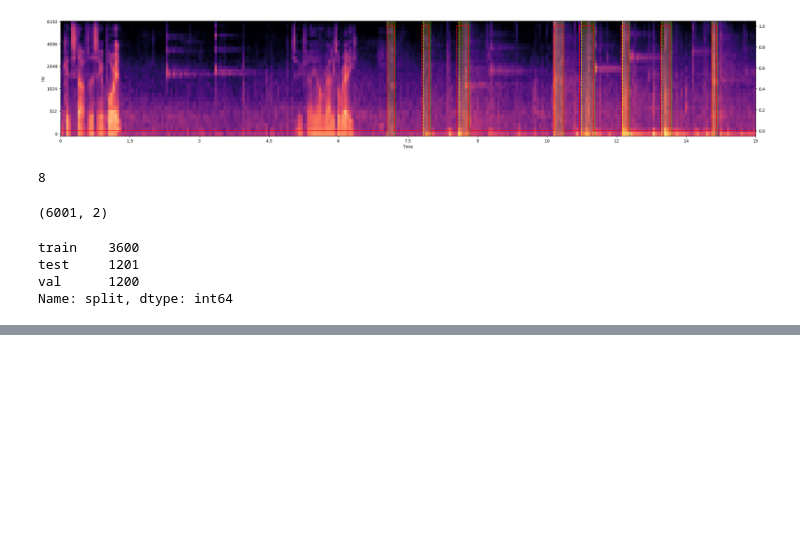
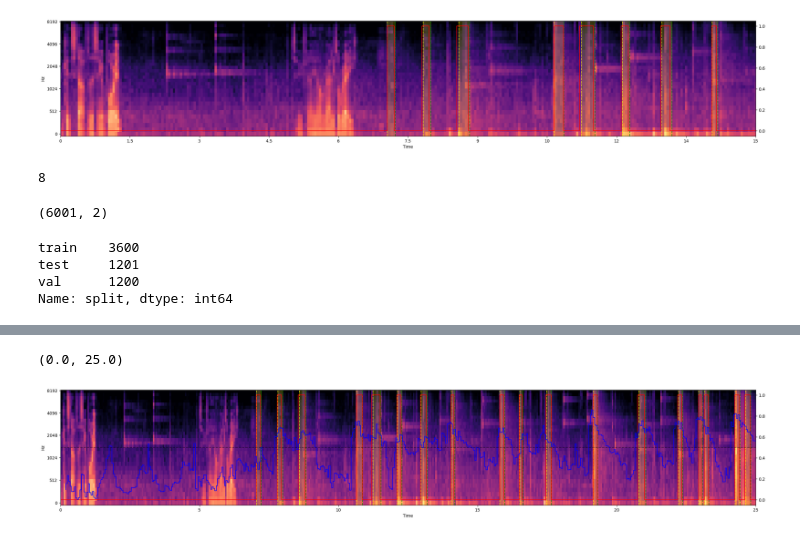
Before and after one commit to jonnor/machinehearing, a Jupyter notebook: handson/badminton/BadmintonSoundEvents.ipynb, the cells around one changed output, grey strips where cells are left out. Drawn from its saved outputs; the diff is of its cells as text; code cells hidden in the pictures; blank space fills up the shorter version.

```diff
--- a/handson/badminton/BadmintonSoundEvents.ipynb
+++ b/handson/badminton/BadmintonSoundEvents.ipynb
@@ -383,0 +432,26 @@ results
+# %%
+
+def predict_spectrogram(model, spec):
+
+    wins = compute_windows(spec, frames=window_length, step=1)
+    t = numpy.linspace(0.0, (spec.shape[1]/window_length)*window_duration, len(wins))
+    X = numpy.expand_dims(numpy.stack(wins), -1)
+    y = numpy.squeeze(model.predict(X))
+
+    t += (window_duration*0.5)
+
+    t = pandas.to_timedelta(t, unit='s')
+
+    print(t.shape, y.shape, len(wins), print(t[-1]))
+
+    df = pandas.DataFrame({
+        'time': t,
+        'probability': y,
+    })
+    return df
+
+predictions = predict_spectrogram(model, spec)
+fig, ax = plt.subplots(1, figsize=(30, 5))
+plot_spectrogram(ax, spec, annotations, l, predictions)
+ax.set_xlim(0, 25)
+# %% [output]
@@ -383,0 +461,2 @@ results
+(0.0, 25.0)
+[figure, added]
```
Also changed, not shown: parts of 10 cells of this notebook.
